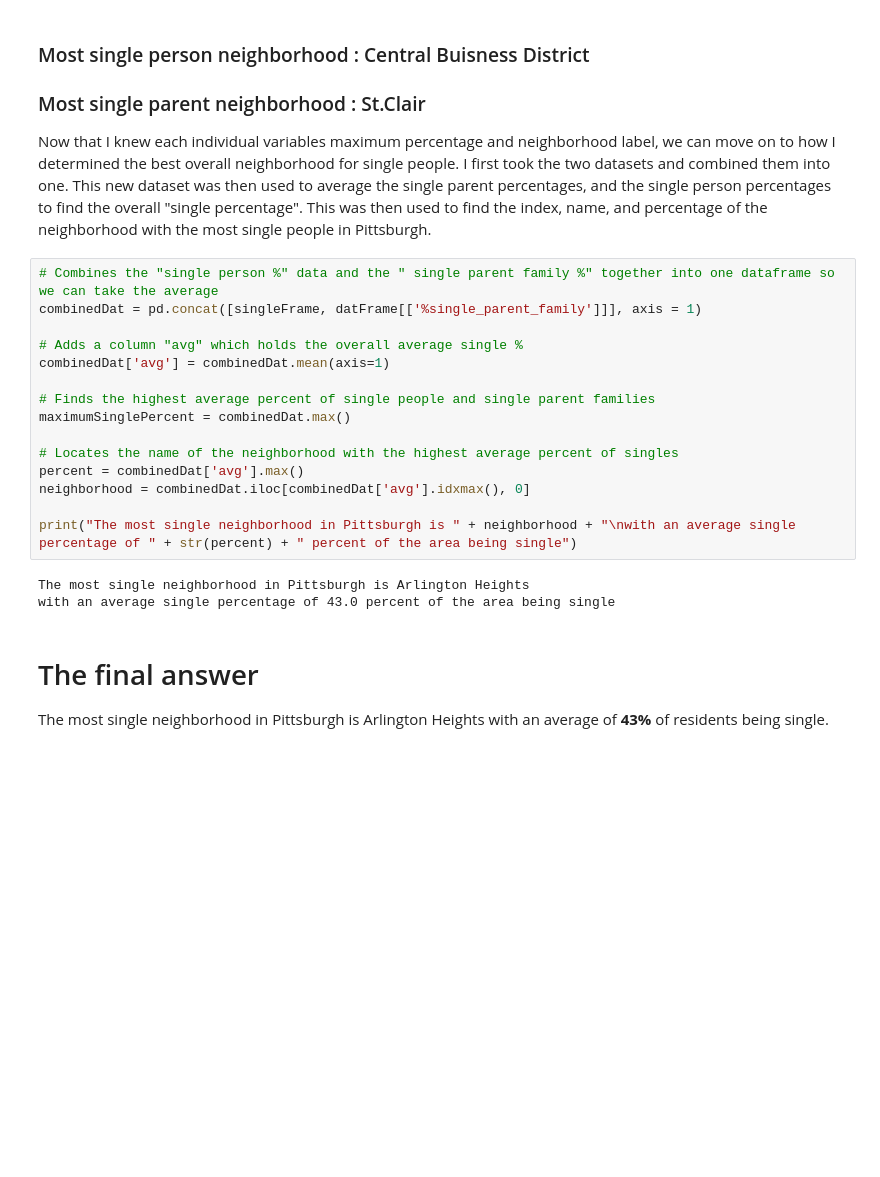
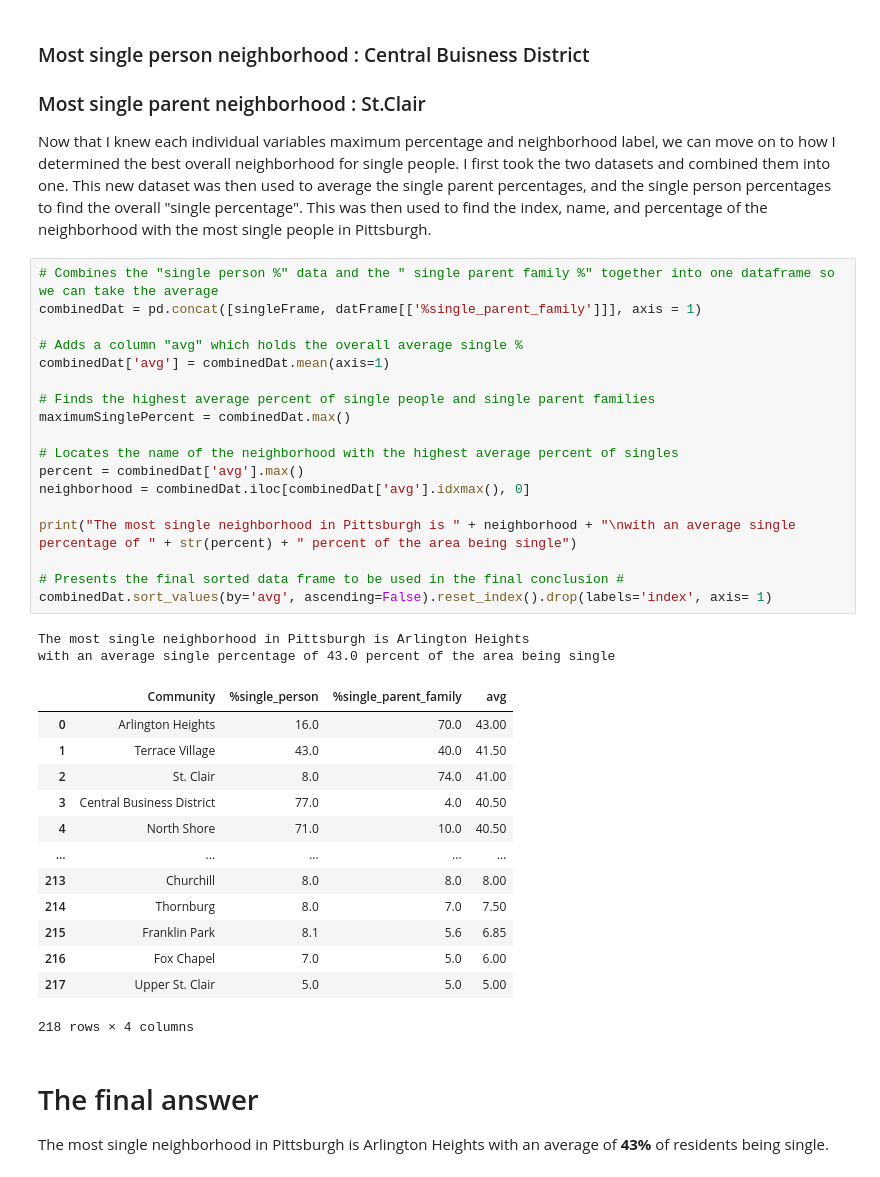
Before and after one commit to Beaninator/CMPINF0010-Final-Project, a Jupyter notebook: individual_data/Final-Main.ipynb, the cells around one changed output. Cells and saved outputs as stored; diff of their text form; blank space fills up the shorter version.

```diff
--- a/individual_data/Final-Main.ipynb
+++ b/individual_data/Final-Main.ipynb
@@ -139,21 +139,37 @@ Now that I knew each individual variables maximum percentage and neighborhood la
 # %%
 # Combines the "single person %" data and the " single parent family %" together into one dataframe so we can take the average
 combinedDat = pd.concat([singleFrame, datFrame[['%single_parent_family']]], axis = 1)
 
 # Adds a column "avg" which holds the overall average single %
 combinedDat['avg'] = combinedDat.mean(axis=1)
 
 # Finds the highest average percent of single people and single parent families
 maximumSinglePercent = combinedDat.max()
 
 # Locates the name of the neighborhood with the highest average percent of singles
 percent = combinedDat['avg'].max()
 neighborhood = combinedDat.iloc[combinedDat['avg'].idxmax(), 0]
 
 print("The most single neighborhood in Pittsburgh is " + neighborhood + "\nwith an average single percentage of " + str(percent) + " percent of the area being single")
+
+# Presents the final sorted data frame to be used in the final conclusion #
+combinedDat.sort_values(by='avg', ascending=False).reset_index().drop(labels='index', axis= 1)
 # %% [output]
 The most single neighborhood in Pittsburgh is Arlington Heights
 with an average single percentage of 43.0 percent of the area being single
+|  | Community | %single_person | %single_parent_family | avg |
+| 0 | Arlington Heights | 16.0 | 70.0 | 43.00 |
+| 1 | Terrace Village | 43.0 | 40.0 | 41.50 |
+| 2 | St. Clair | 8.0 | 74.0 | 41.00 |
+| 3 | Central Business District | 77.0 | 4.0 | 40.50 |
+| 4 | North Shore | 71.0 | 10.0 | 40.50 |
+| ... | ... | ... | ... | ... |
+| 213 | Churchill | 8.0 | 8.0 | 8.00 |
+| 214 | Thornburg | 8.0 | 7.0 | 7.50 |
+| 215 | Franklin Park | 8.1 | 5.6 | 6.85 |
+| 216 | Fox Chapel | 7.0 | 5.0 | 6.00 |
+| 217 | Upper St. Clair | 5.0 | 5.0 | 5.00 |
+218 rows × 4 columns
 # %% [markdown]
 # The final answer #
 The most single neighborhood in Pittsburgh is Arlington Heights with an average of **43%** of residents being single.
```
